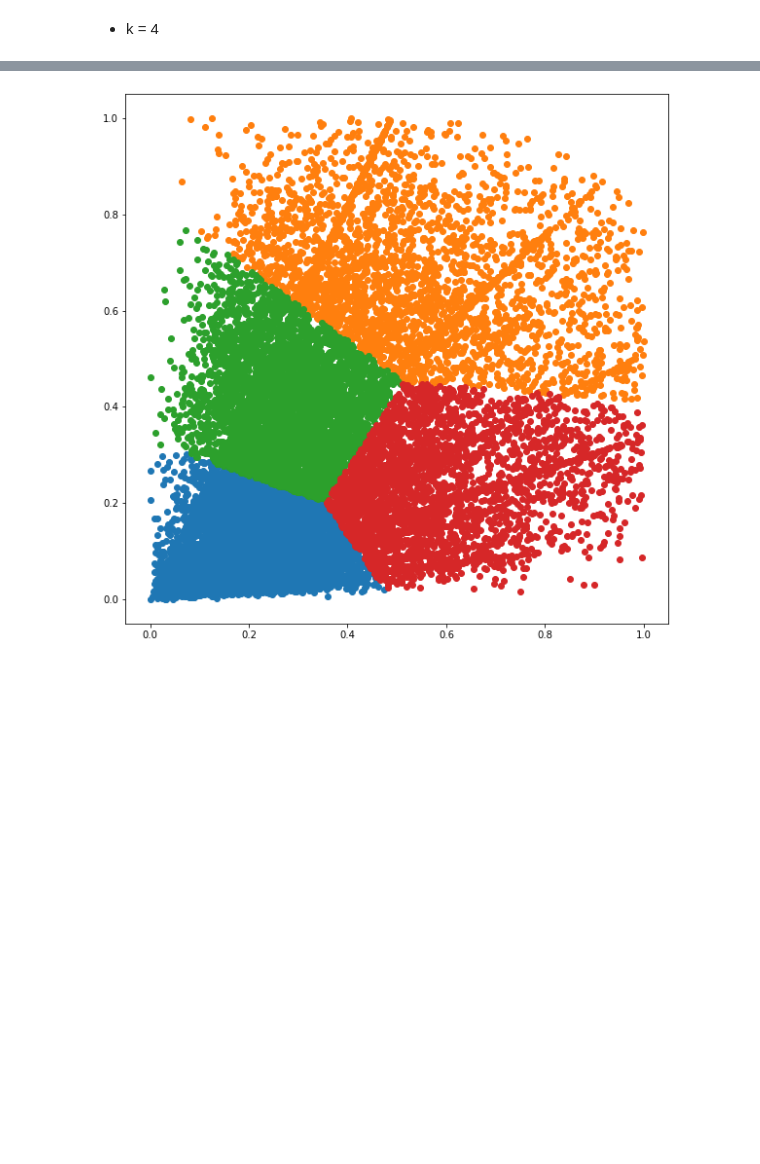
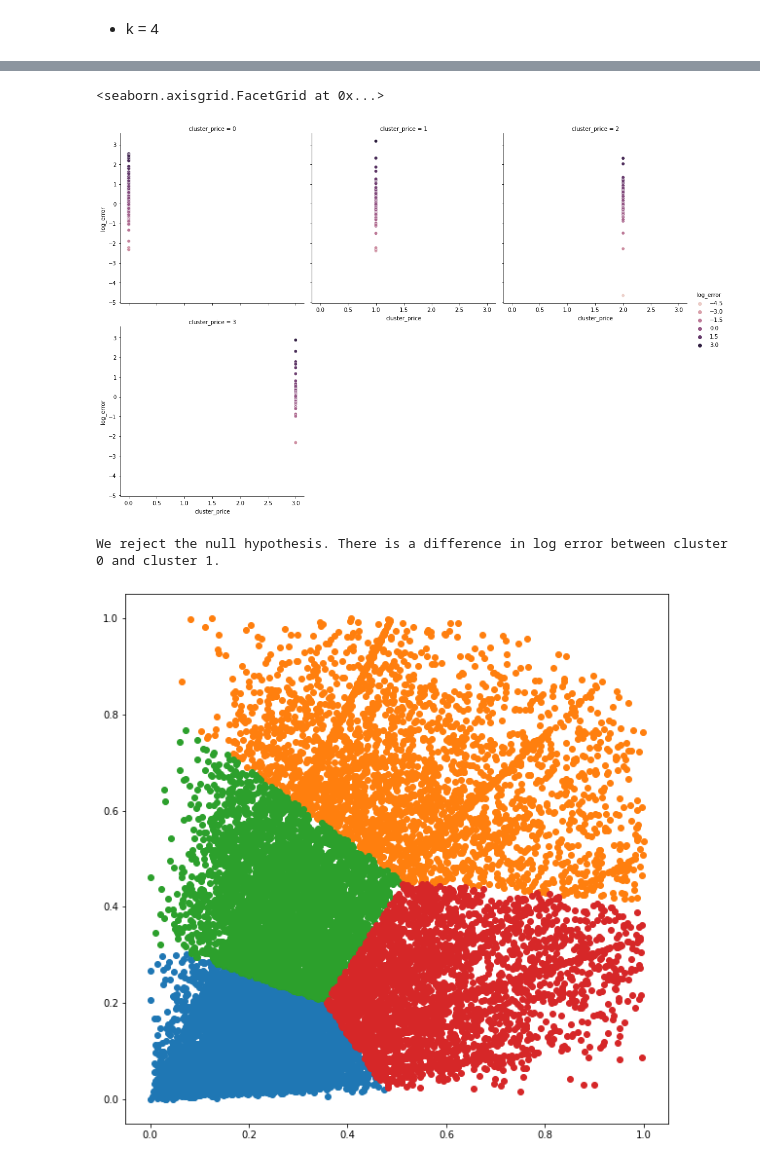
Before and after one commit to Chenchen070/zillow_clustering_project, a Jupyter notebook: work_book.ipynb, the cells around one changed output, grey strips where cells are left out. Cells and saved outputs as stored; diff of their text form; code cells hidden in the pictures; blank space fills up the shorter version.

```diff
--- a/work_book.ipynb
+++ b/work_book.ipynb
@@ -905,3 +976,7 @@ x_train_scaled_with_dummy.head()
 | 17055 | 0.370815 | 0.353741 | 0.702290 | 0.371062 | 0.020110 | 0.403459 | 0.415089 | ... |
 | 7546 | 0.254077 | 0.526945 | 0.766426 | 0.438716 | 0.121012 | 0.248853 | 0.304625 | ... |
 | 6558 | 0.192847 | 0.441508 | 0.731109 | 0.329144 | 0.056297 | 0.162908 | 0.268202 | ... |
+# %%
+claster_price_with_log_error = pd.DataFrame({'log_error': y_train.log_error})
+claster_price_with_log_error['cluster_price'] = cluster_price
+claster_price_with_log_error.groupby("cluster_price").agg(['mean', 'max', 'min'])
@@ -907,0 +991,5 @@ x_train_scaled_with_dummy.head()
+# %%
+sns.relplot(data=claster_price_with_log_error, x="cluster_price", y="log_error", col="cluster_price", hue="log_error", col_wrap=3)
+# %% [output]
+<seaborn.axisgrid.FacetGrid at 0x...>
+[figure, added]
@@ -908,3 +1000,15 @@ x_train_scaled_with_dummy.head()
+# %%
+t_price_cluster, p_price_cluster = stats.ttest_ind(claster_price_with_log_error[claster_price_with_log_error['cluster_price'] == 0].log_error,
+                                                   claster_price_with_log_error[claster_price_with_log_error['cluster_price'] == 1].log_error)
+
+alpha = 0.05
+
+if p_price_cluster < alpha:
+    print('We reject the null hypothesis. There is a difference in log error between cluster 0 and cluster 1.')
+else:
+    print('We fail to reject the null hypothesis.')
+# %% [output]
+We reject the null hypothesis. There is a difference in log error between cluster 0 and cluster 1.
 # %%
 plt.figure(figsize=(10, 10))
 
```
Also changed, not shown: parts of 13 cells of this notebook.
